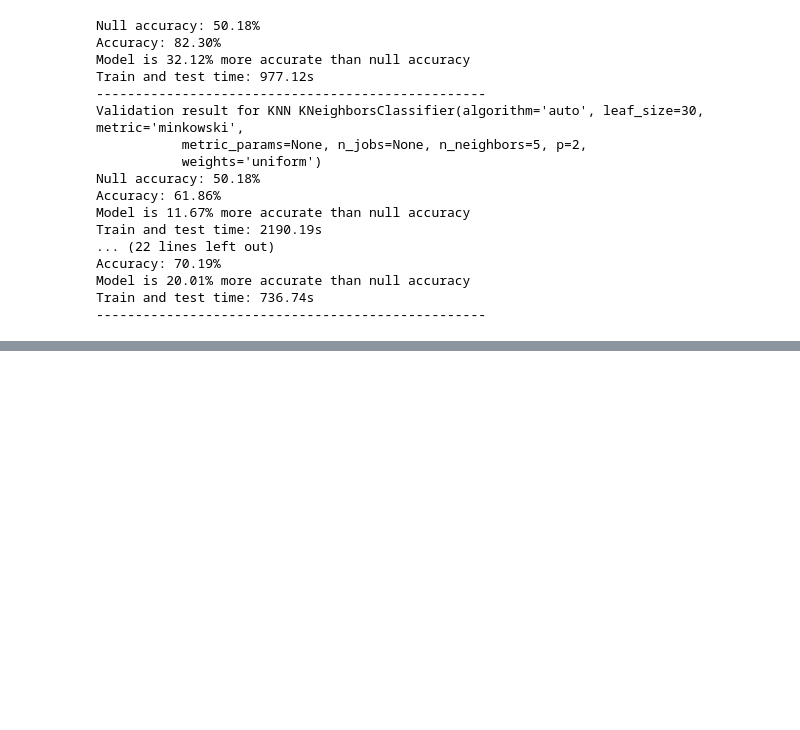
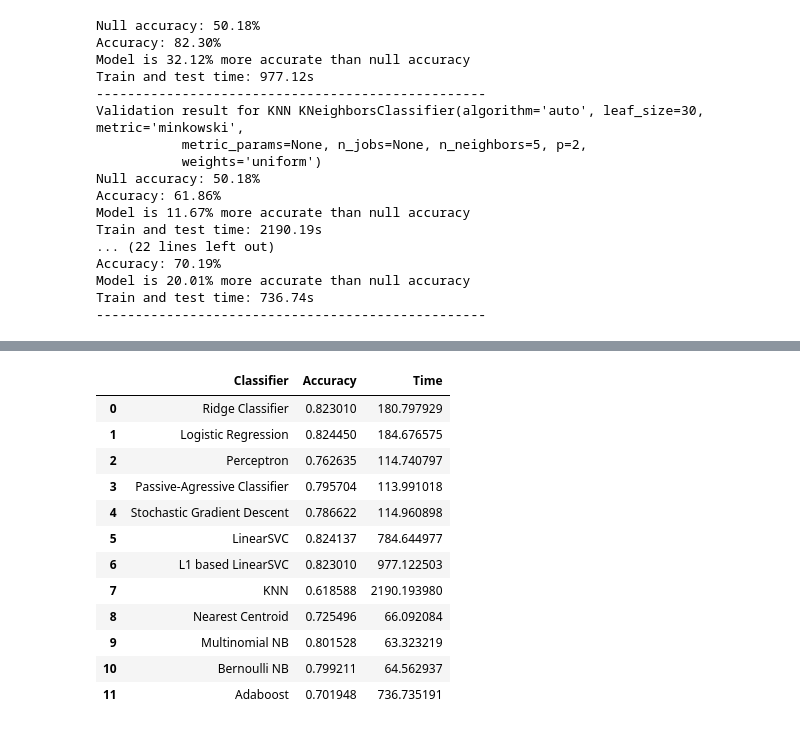
Before and after one commit to rkritika1508/Sentiment-Analysis, a Jupyter notebook: Fifth.ipynb, the cells around one changed output, grey strips where cells are left out. Cells and saved outputs as stored; diff of their text form; code cells hidden in the pictures; blank space fills up the shorter version.

Commit message:
Created df to store accuracy of various classification models

```diff
--- a/Fifth.ipynb
+++ b/Fifth.ipynb
@@ -332,0 +348,19 @@ Train and test time: 736.74s
+# %%
+labels = ['Classifier', 'Accuracy', 'Time']
+df = pd.DataFrame(bigram_comparison, columns = labels)
+# %%
+df
+# %% [output]
+|  | Classifier | Accuracy | Time |
+| 0 | Ridge Classifier | 0.823010 | 180.797929 |
+| 1 | Logistic Regression | 0.824450 | 184.676575 |
+| 2 | Perceptron | 0.762635 | 114.740797 |
+| 3 | Passive-Agressive Classifier | 0.795704 | 113.991018 |
+| 4 | Stochastic Gradient Descent | 0.786622 | 114.960898 |
+| 5 | LinearSVC | 0.824137 | 784.644977 |
+| 6 | L1 based LinearSVC | 0.823010 | 977.122503 |
+| 7 | KNN | 0.618588 | 2190.193980 |
+| 8 | Nearest Centroid | 0.725496 | 66.092084 |
+| 9 | Multinomial NB | 0.801528 | 63.323219 |
+| 10 | Bernoulli NB | 0.799211 | 64.562937 |
+| 11 | Adaboost | 0.701948 | 736.735191 |
```
Also changed, not shown: parts of 2 cells of this notebook.
